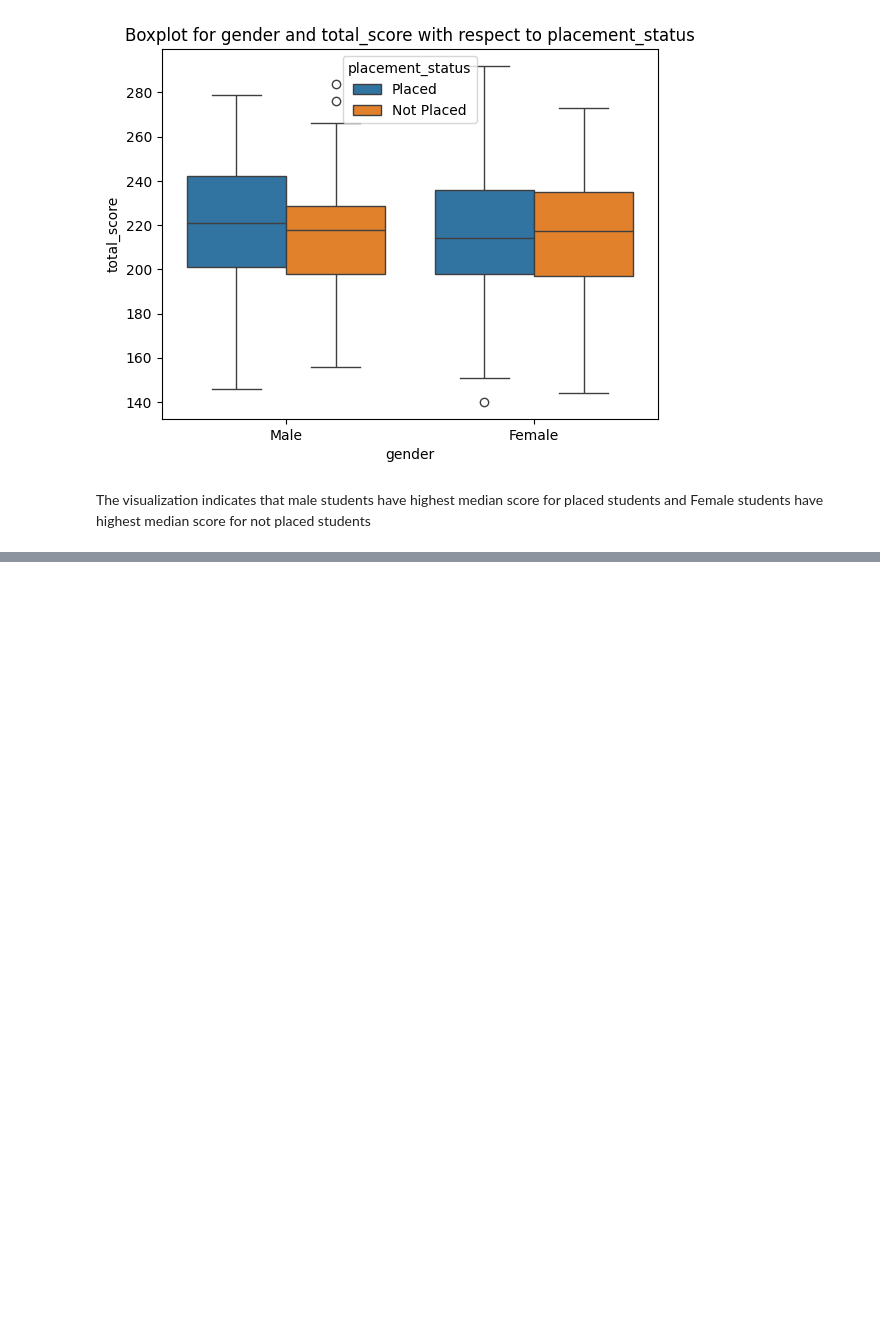
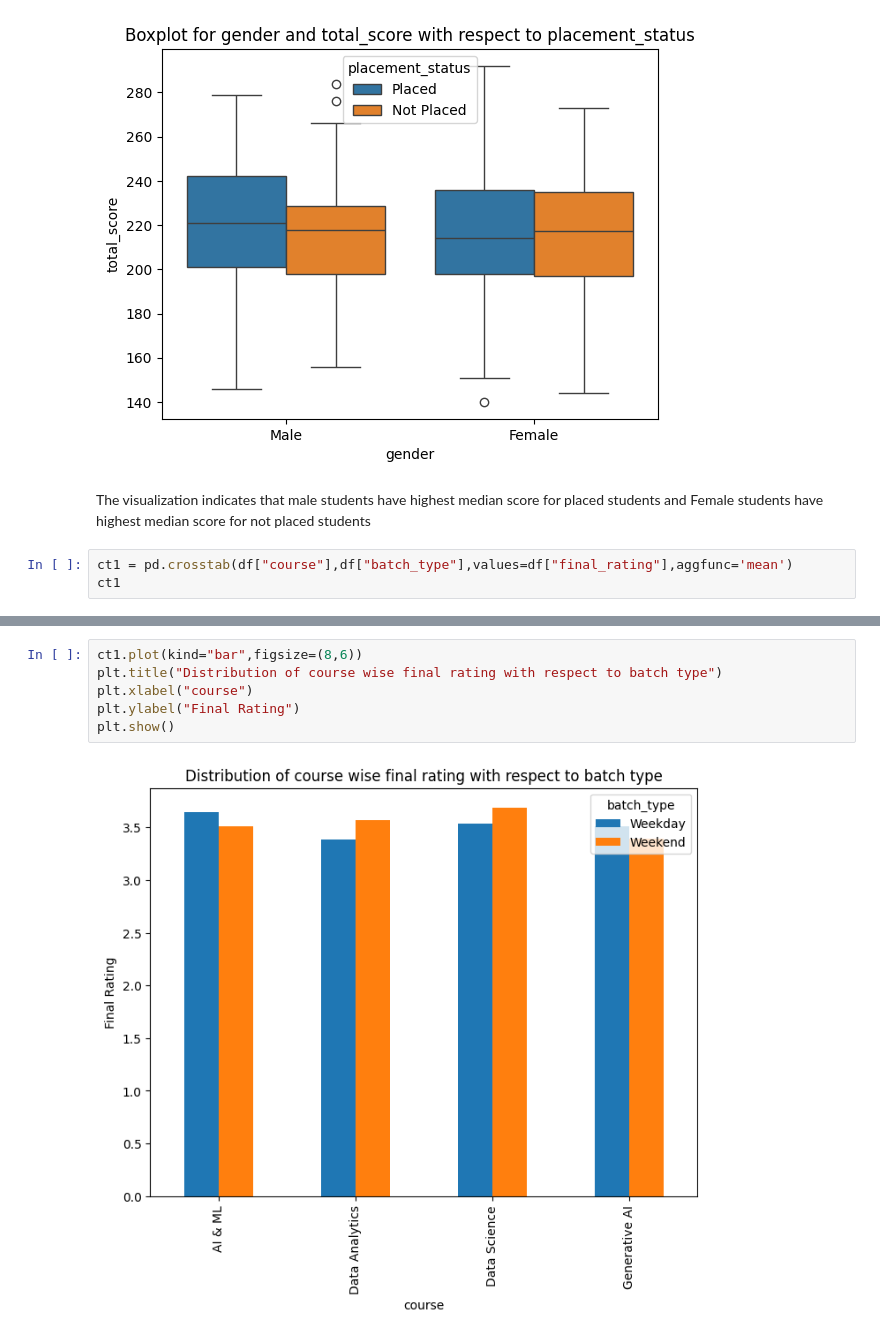
Before and after one commit to anuja-2904/Edtech_Student_Learning_data, a Jupyter notebook: Edtech_Student_Learning_data (1).ipynb, the cells around one changed output, grey strips where cells are left out. Cells and saved outputs as stored; diff of their text form; blank space fills up the shorter version.

```diff
--- a/Edtech_Student_Learning_data (1).ipynb
+++ b/Edtech_Student_Learning_data (1).ipynb
@@ -1608,3 +1608,6 @@ plt.show()
 [figure]
 # %% [markdown]
 The visualization indicates that male students have highest median score for placed students and Female students have highest median score for not placed students
+# %%
+ct1 = pd.crosstab(df["course"],df["batch_type"],values=df["final_rating"],aggfunc='mean')
+ct1
@@ -1610,0 +1621,8 @@ The visualization indicates that male students have highest median score for pla
+# %%
+ct1.plot(kind="bar",figsize=(8,6))
+plt.title("Distribution of course wise final rating with respect to batch type")
+plt.xlabel("course")
+plt.ylabel("Final Rating")
+plt.show()
+# %% [output]
+[figure, added]
```
Also changed, not shown: parts of 5 cells of this notebook.
